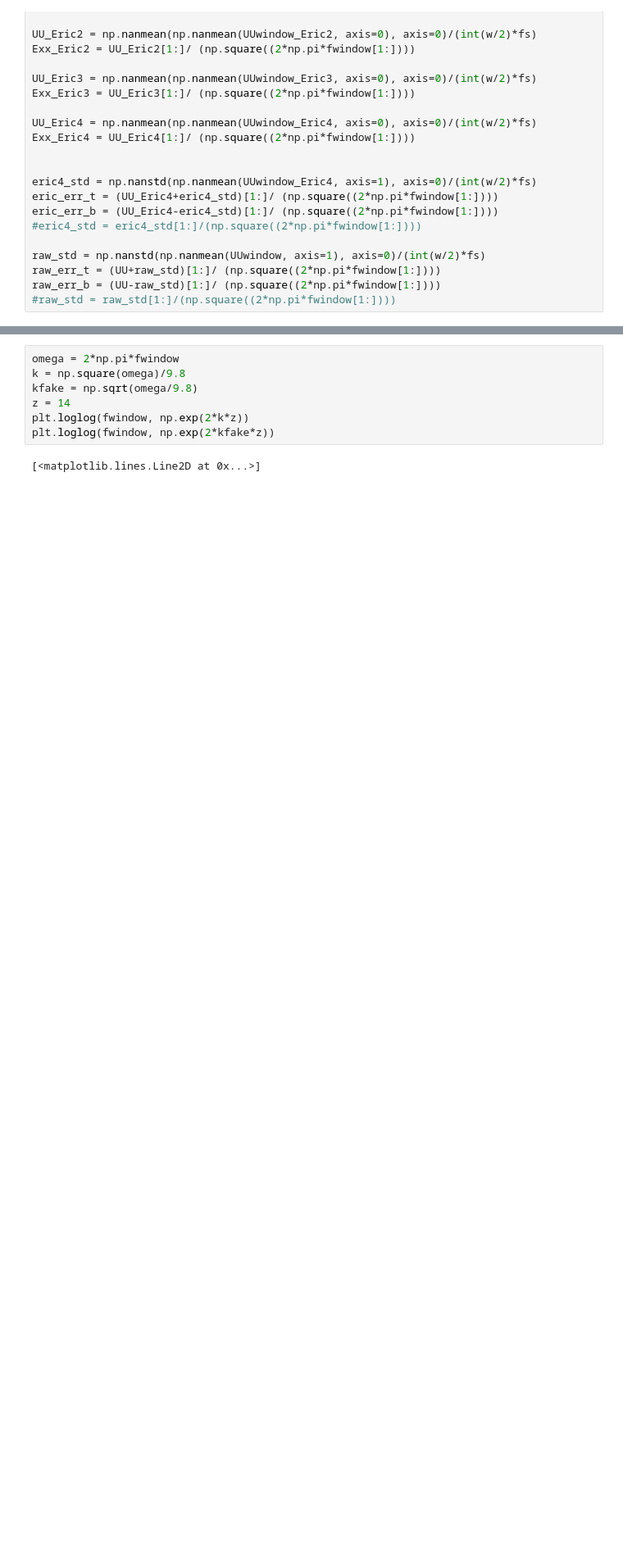
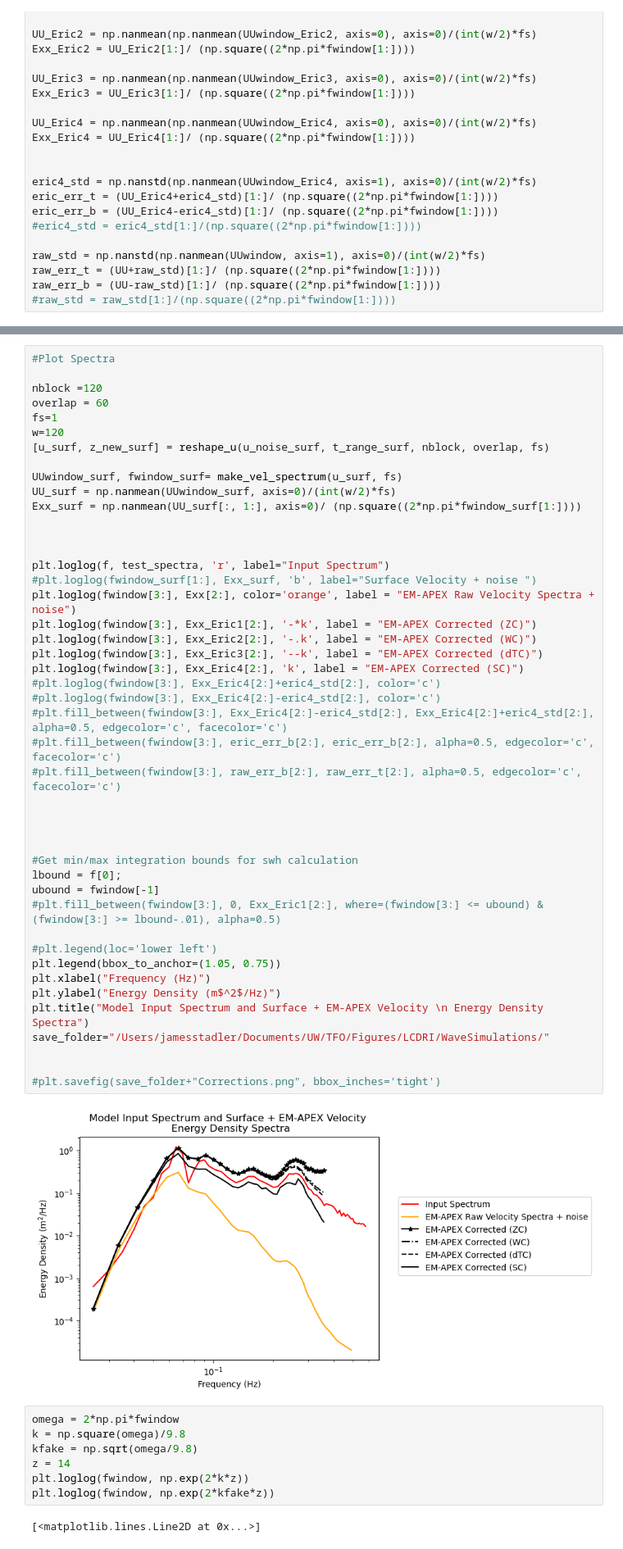
Before and after one commit to jjstadler/EMAPEX_WAVES, a Jupyter notebook: WaveSimulations/1D_simulation_vis.ipynb, the cells around one changed output, grey strips where cells are left out. Shown at 82% size. Saved outputs shown, nothing was run; the diff lists cells and outputs as text; blank space fills up the shorter version.

```diff
--- a/WaveSimulations/1D_simulation_vis.ipynb
+++ b/WaveSimulations/1D_simulation_vis.ipynb
@@ -201,3 +204,50 @@ save_folder="/Users/jamesstadler/Documents/UW/TFO/Figures/LCDRI/WaveSimulations/
+# %%
+#Plot Spectra
+
+nblock =120
+overlap = 60
+fs=1
+w=120
+[u_surf, z_new_surf] = reshape_u(u_noise_surf, t_range_surf, nblock, overlap, fs)
+
+UUwindow_surf, fwindow_surf= make_vel_spectrum(u_surf, fs)
+UU_surf = np.nanmean(UUwindow_surf, axis=0)/(int(w/2)*fs)
+Exx_surf = np.nanmean(UU_surf[:, 1:], axis=0)/ (np.square((2*np.pi*fwindow_surf[1:])))
+
+
+
+plt.loglog(f, test_spectra, 'r', label="Input Spectrum")
+#plt.loglog(fwindow_surf[1:], Exx_surf, 'b', label="Surface Velocity + noise ")
+plt.loglog(fwindow[3:], Exx[2:], color='orange', label = "EM-APEX Raw Velocity Spectra + noise")
+plt.loglog(fwindow[3:], Exx_Eric1[2:], '-*k', label = "EM-APEX Corrected (ZC)")
+plt.loglog(fwindow[3:], Exx_Eric2[2:], '-.k', label = "EM-APEX Corrected (WC)")
+plt.loglog(fwindow[3:], Exx_Eric3[2:], '--k', label = "EM-APEX Corrected (dTC)")
+plt.loglog(fwindow[3:], Exx_Eric4[2:], 'k', label = "EM-APEX Corrected (SC)")
+#plt.loglog(fwindow[3:], Exx_Eric4[2:]+eric4_std[2:], color='c')
+#plt.loglog(fwindow[3:], Exx_Eric4[2:]-eric4_std[2:], color='c')
+#plt.fill_between(fwindow[3:], Exx_Eric4[2:]-eric4_std[2:], Exx_Eric4[2:]+eric4_std[2:], alpha=0.5, edgecolor='c', facecolor='c')
+#plt.fill_between(fwindow[3:], eric_err_b[2:], eric_err_b[2:], alpha=0.5, edgecolor='c', facecolor='c')
+#plt.fill_between(fwindow[3:], raw_err_b[2:], raw_err_t[2:], alpha=0.5, edgecolor='c', facecolor='c')
+
+
+
+
+#Get min/max integration bounds for swh calculation
+lbound = f[0];
+ubound = fwindow[-1]
+#plt.fill_between(fwindow[3:], 0, Exx_Eric1[2:], where=(fwindow[3:] <= ubound) & (fwindow[3:] >= lbound-.01), alpha=0.5)
+
+#plt.legend(loc='lower left')
+plt.legend(bbox_to_anchor=(1.05, 0.75))
+plt.xlabel("Frequency (Hz)")
+plt.ylabel("Energy Density (m$^2$/Hz)")
+plt.title("Model Input Spectrum and Surface + EM-APEX Velocity \n Energy Density Spectra")
+save_folder="/Users/jamesstadler/Documents/UW/TFO/Figures/LCDRI/WaveSimulations/"
+
+
+#plt.savefig(save_folder+"Corrections.png", bbox_inches='tight')
+# %% [output]
+[figure, added]
 # %%
 omega = 2*np.pi*fwindow
 k = np.square(omega)/9.8
```
Also changed, not shown: parts of 2 cells of this notebook, 6 other files.
